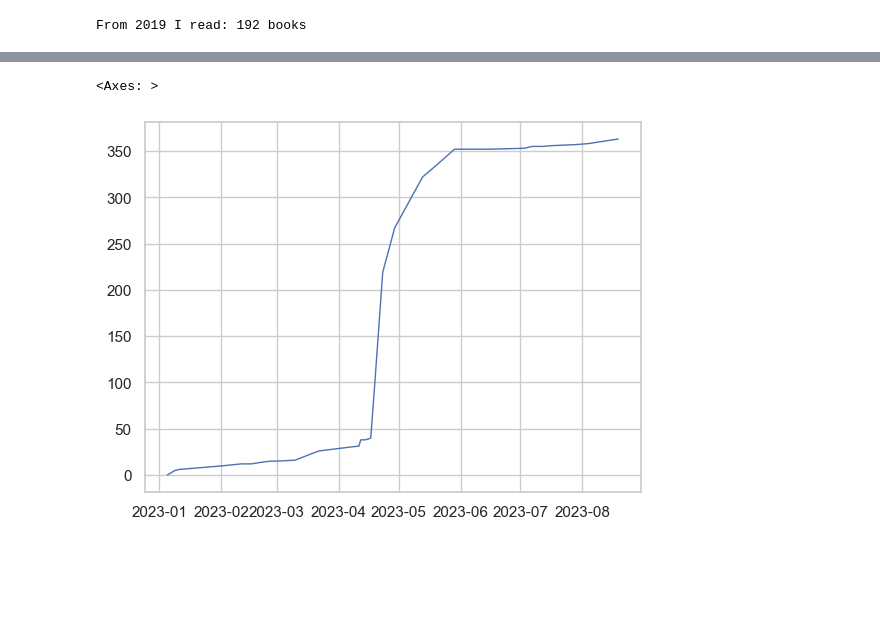
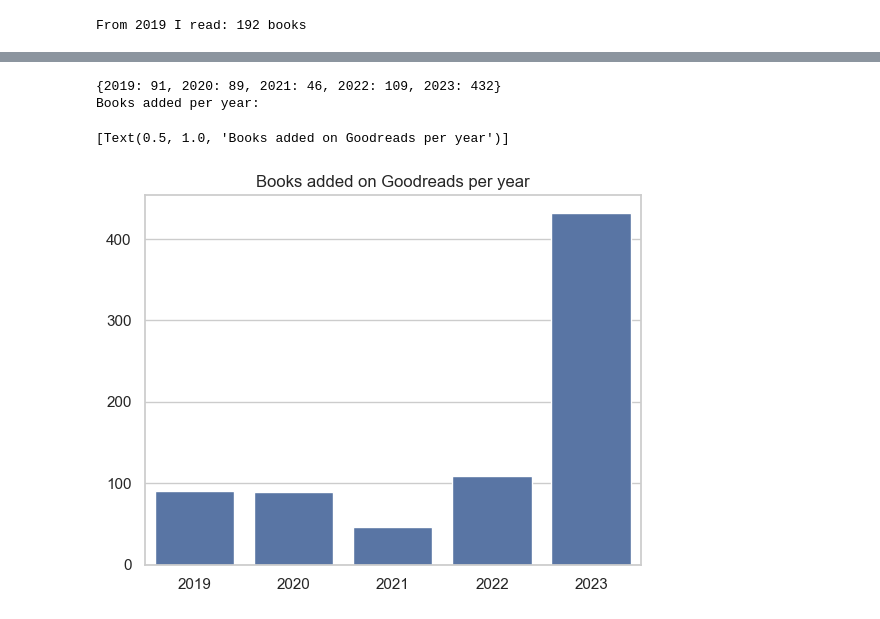
Before and after one commit to emmedibi/ReadingDataAnalysis, a Jupyter notebook: ReadingAnalysis.ipynb, the cells around one changed output, grey strips where cells are left out. Cells and saved outputs as stored; diff of their text form; code cells hidden in the pictures; blank space fills up the shorter version.

```diff
--- a/ReadingAnalysis.ipynb
+++ b/ReadingAnalysis.ipynb
@@ -339,11 +434,0 @@ Name: Date Added, Length: 241, dtype: int64
-# %%
-#Ogni volta che ho finito un libro (nel 2023), qual è il numero di libri in whishlist
-df_2023 = df_books.loc[(df_books["Date Read"]>datetime.datetime(2022,12,31)) & (df_books["Date Read"]<datetime.datetime(2024, 1, 1))]
-df_2023.head()
-
-
-dict_books = {}
-for i in df_2023["Date Read"]:
-    dict_books[i] = df_books.where((df_books["Date Added"]<i) & (df_books["Exclusive Shelf"] == "to-read"))["Date Added"].count()
-dict_books
-sns.lineplot(data=dict_books, linewidth=1)
@@ -353,9 +435,15 @@ sns.lineplot(data=dict_books, linewidth=1)
-# %%
-dict_books_added = {}
-base = df_books.where((df_books["Date Added"]<datetime.datetime(2023,1,1)) & (df_books["Exclusive Shelf"] == "to-read"))["Date Added"].count()
-for i in df_2023["Date Read"]:
-    dict_books_added[i] = (df_books.where((df_books["Date Added"]<i) & (df_books["Exclusive Shelf"] == "to-read"))["Date Added"].count()) - base
-sns.lineplot(data=dict_books_added, linewidth=1)
-# %% [output]
-<Axes: >
-[figure, removed]
+# %%
+#PLOT DATA: NUMBER OF BOOKS ADDED ON GOODREADS PER YEAR
+books_added_func = {}
+for i in range(start, end+1):
+    books_added_func[i] = books_count_in(i, "Date Added")
+print(books_added_func)
+#PLOT DATA
+print("Books added per year:")
+sns.set_theme(style="whitegrid")
+sns.barplot(books_added_func, x=books_added_func.keys(), y=books_added_func.values()).set(title='Books added on Goodreads per year')
+# %% [output]
+{2019: 91, 2020: 89, 2021: 46, 2022: 109, 2023: 432}
+Books added per year:
+[Text(0.5, 1.0, 'Books added on Goodreads per year')]
+[figure, added]
```
Also changed, not shown: parts of 23 cells of this notebook.
